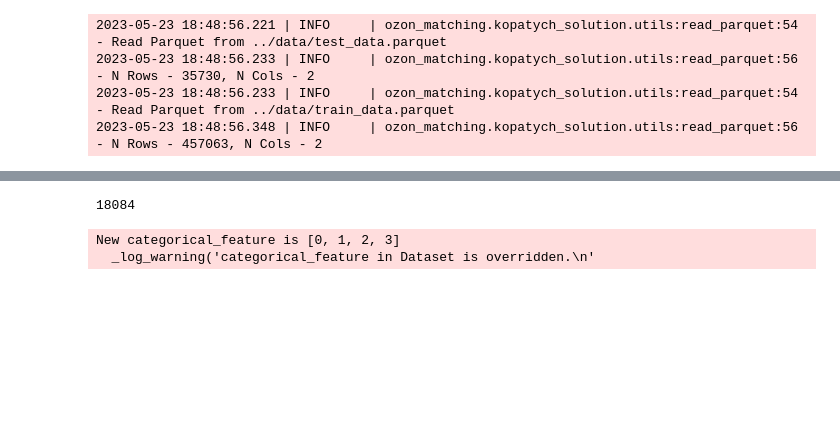
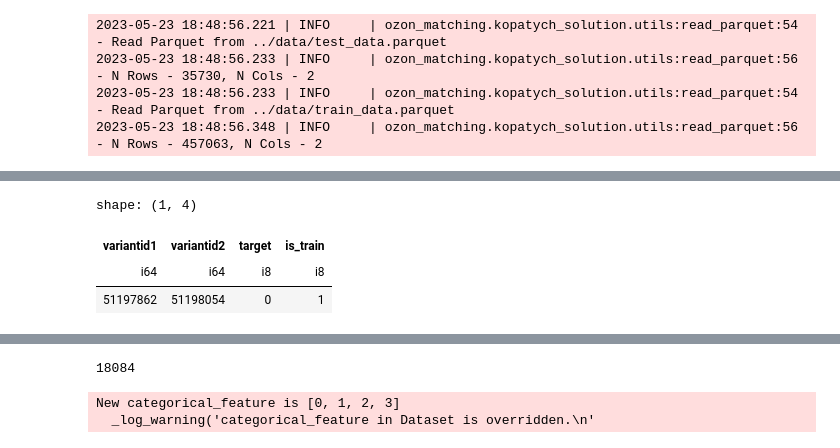
Before and after one commit to muxaulmarin/dtl_2023_ozon_matching, a Jupyter notebook: notebooks/Adversarial.ipynb, the cells around one changed output, grey strips where cells are left out. Saved outputs shown, nothing was run; the diff lists cells and outputs as text; code cells hidden in the pictures; blank space fills up the shorter version.

```diff
--- a/notebooks/Adversarial.ipynb
+++ b/notebooks/Adversarial.ipynb
@@ -46,9 +46,26 @@ data = data.join(
 
 data = data.drop(['category_level_3', 'category_level_4'])
 # %%
+order_columns = [
+    'variantid1', 'variantid2', 'target', 'is_train'
+]
+
 train = read_parquet('../data/train_pairs.parquet')
-train = train.drop(['target']).with_columns([pl.lit(1).cast(pl.Int8).alias('is_train')])
+train = train.with_columns(
+    [
+        pl.lit(1).cast(pl.Int8).alias('is_train'),
+        pl.col('target').cast(pl.Int8).alias('target')
+    ]
+)
 
 test = read_parquet('../data/test_pairs_wo_target.parquet')
-test = test.drop(['__index_level_0__']).with_columns([pl.lit(0).cast(pl.Int8).alias('is_train')])
+test = test.drop(['__index_level_0__']).with_columns(
+    [
+        pl.lit(0).cast(pl.Int8).alias('is_train'),
+        pl.lit(None).cast(pl.Int8).alias('target')
+    ]
+)
+
+train = train.select(pl.col(order_columns))
+test = test.select(pl.col(order_columns))
 # %% [output]
@@ -58,0 +89,7 @@ test = test.drop(['__index_level_0__']).with_columns([pl.lit(0).cast(pl.Int8).al
+# %%
+train.head(1)
+# %% [output]
+shape: (1, 4)
+| variantid1 | variantid2 | target | is_train |
+| i64 | i64 | i8 | i8 |
+| 51197862 | 51198054 | 0 | 1 |
```
Also changed, not shown: parts of 7 cells of this notebook, 25 other files.
